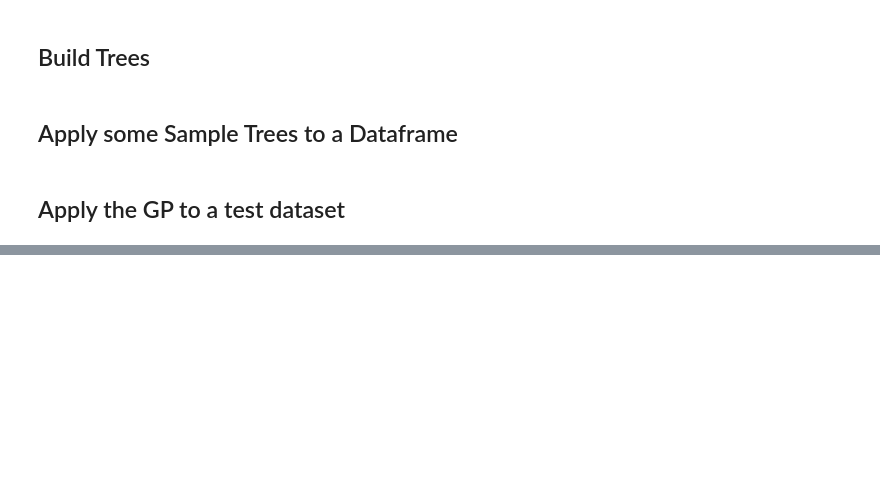
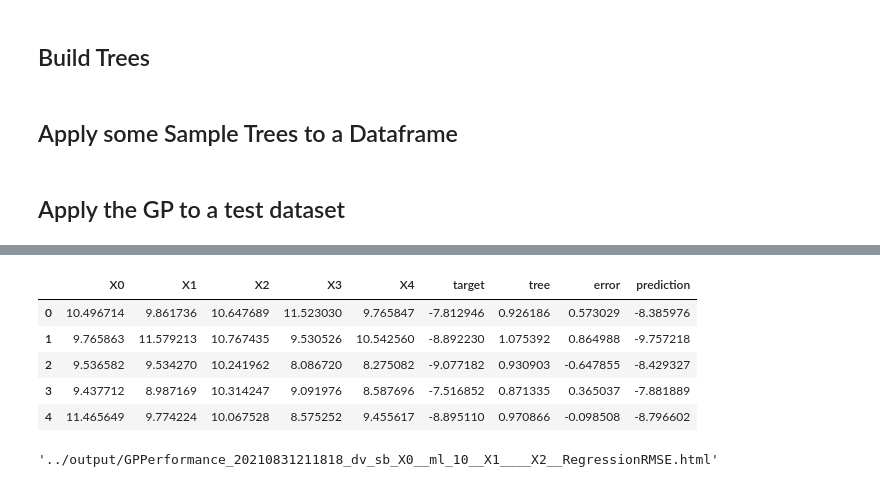
Before and after one commit to ahowe42/baseball, a Jupyter notebook: src/GPFeatureEngineering.ipynb, the cells around one changed output, grey strips where cells are left out. Drawn from its saved outputs; the diff is of its cells as text; code cells hidden in the pictures; blank space fills up the shorter version.

Commit message:
Added code to evaluate the regression error from the tree predictions. Added new ResultsPlot() function to help with this.

```diff
--- a/src/GPFeatureEngineering.ipynb
+++ b/src/GPFeatureEngineering.ipynb
@@ -842,6 +923,7 @@ def RunGP(params, data, objective, nodeMeta, verbose=False, randSeed=None):
     :return genScores: array of the best score and the average (of finite) scores
         from each generation
     :return randSeed: the random seed used
+    :return tstamp: string timestamp of the GP run
     :return fig: plotly figure of the GP progress
     '''
 
@@ -1056,5 +1138,5 @@ def RunGP(params, data, objective, nodeMeta, verbose=False, randSeed=None):
     stpT = time.perf_counter()
     print('GP: Started on %s\n\tFinished on %s\n\tElapsed Time = %0.3f(m)'%(stt.isoformat(), stp.isoformat(), (stpT-sttT)/60))
 
-    return bestTree, bestScore, genBest, genScores, randSeed, fig
+    return bestTree, bestScore, genBest, genScores, randSeed, tstamp, fig
 # %% [raw]
@@ -1188,7 +1278,7 @@ def RegressionRMSE(data, tree):
 # %%
 ''' prepare GP input parameters '''
 # GP parameters
-parmsGP = {'showTopSubs':5, 'populSize':100, 'numGens':50, 'noChangeTerm':50, 'convgCrit':0.1,
+parmsGP = {'showTopSubs':5, 'populSize':100, 'numGens':200, 'noChangeTerm':80, 'convgCrit':0.1,
            'elitism':True, 'mateType':1, 'probXover':0.7, 'probMutate':0.2, 'optimGoal':-1,
            'plotFlag':True, 'printFreq':10, 'maxDepth':4}
 # data parameters
@@ -1212,4 +1302,4 @@ verb = False
 # ignore all warnings - may be a very bad idea
 with warnings.catch_warnings():
     warnings.simplefilter("ignore")
-    bestTree, bestScore, genBest, genScores, randSeed, figGPProgress = RunGP(parmsGP, parmsData, parmsObj, nodeMeta, verb, randSeed)
+    bestTree, bestScore, genBest, genScores, randSeed, timeStamp, figGPProgress = RunGP(parmsGP, parmsData, parmsObj, nodeMeta, verb, randSeed)
@@ -1215,0 +1334,32 @@ with warnings.catch_warnings():
+# %%
+''' evaluate the tree predictions '''
+# choose the tree
+#tree = bestTree
+tree = genBest[50]
+
+# add the tree results
+data['tree'] = eval(tree.function.replace('X', 'data.X'))
+# predict with linear regression
+linReg = LinearRegression()
+linReg.fit(X=data[['tree']].values, y=data['target'].values)
+data['prediction'] = linReg.predict(X=data[['tree']].values)
+# compute error
+data['error'] = data['target'] - data['prediction']
+
+# talk
+display(data.head())
+
+# plot
+figGPPerformance = ResultsPlots(data, sequenceCol=None, responseCol='target',
+                                predCol='prediction', resdCol='error', colorCol=None,
+                                overall_title='GP Performance', plot_colors=('red',)*4)
+plyoff.plot(figGPPerformance, filename='../output/GPPerformance_%s_%s_%s.html'\
+            %(timeStamp, re.sub('[^0-9A-Za-z_]', '_', actFunc), parmsObj['function']), auto_open=True, include_mathjax='cdn')
+# %% [output]
+|  | X0 | X1 | X2 | X3 | X4 | target | tree | error | prediction |
+| 0 | 10.496714 | 9.861736 | 10.647689 | 11.523030 | 9.765847 | -7.812946 | 0.926186 | 0.573029 | -8.385976 |
+| 1 | 9.765863 | 11.579213 | 10.767435 | 9.530526 | 10.542560 | -8.892230 | 1.075392 | 0.864988 | -9.757218 |
+| 2 | 9.536582 | 9.534270 | 10.241962 | 8.086720 | 8.275082 | -9.077182 | 0.930903 | -0.647855 | -8.429327 |
+| 3 | 9.437712 | 8.987169 | 10.314247 | 9.091976 | 8.587696 | -7.516852 | 0.871335 | 0.365037 | -7.881889 |
+| 4 | 11.465649 | 9.774224 | 10.067528 | 8.575252 | 9.455617 | -8.895110 | 0.970866 | -0.098508 | -8.796602 |
+'../output/GPPerformance_20210831211818_dv_sb_X0__ml_10__X1____X2__RegressionRMSE.html'
```
Also changed, not shown: parts of 5 cells of this notebook, 1 other file.
